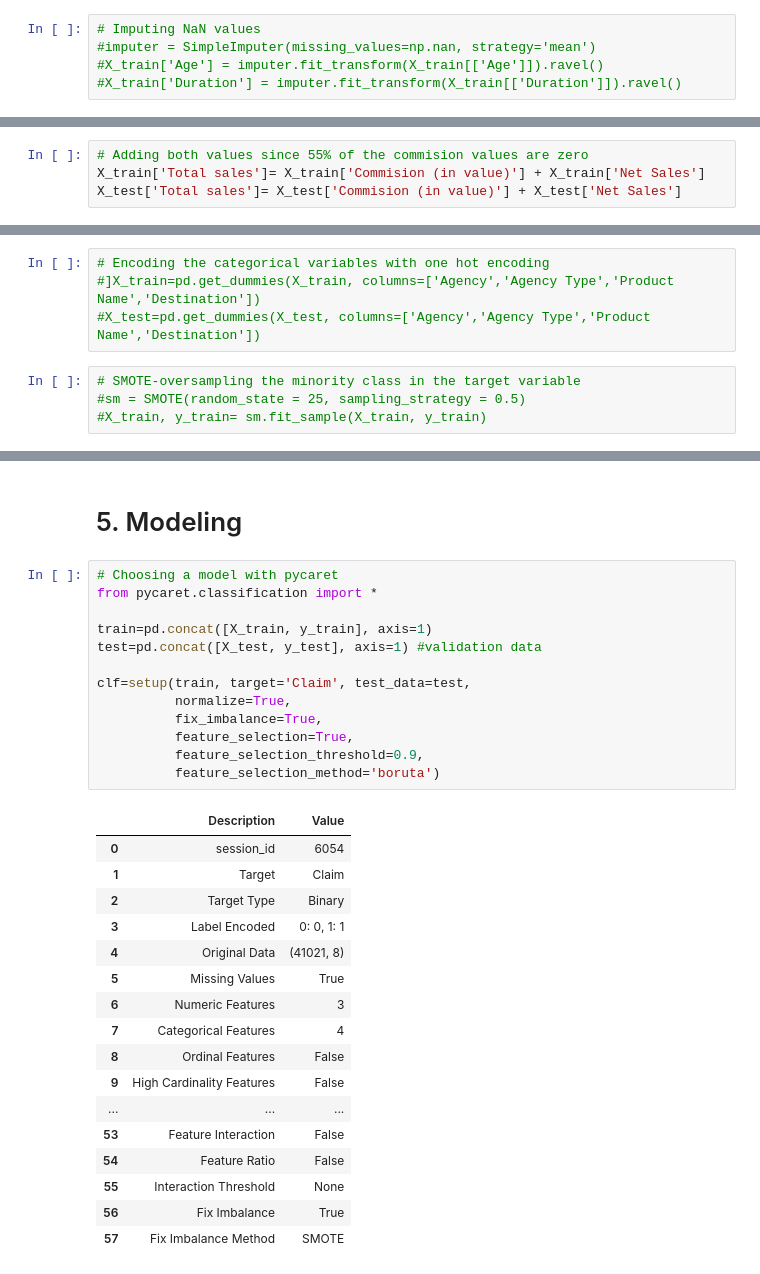
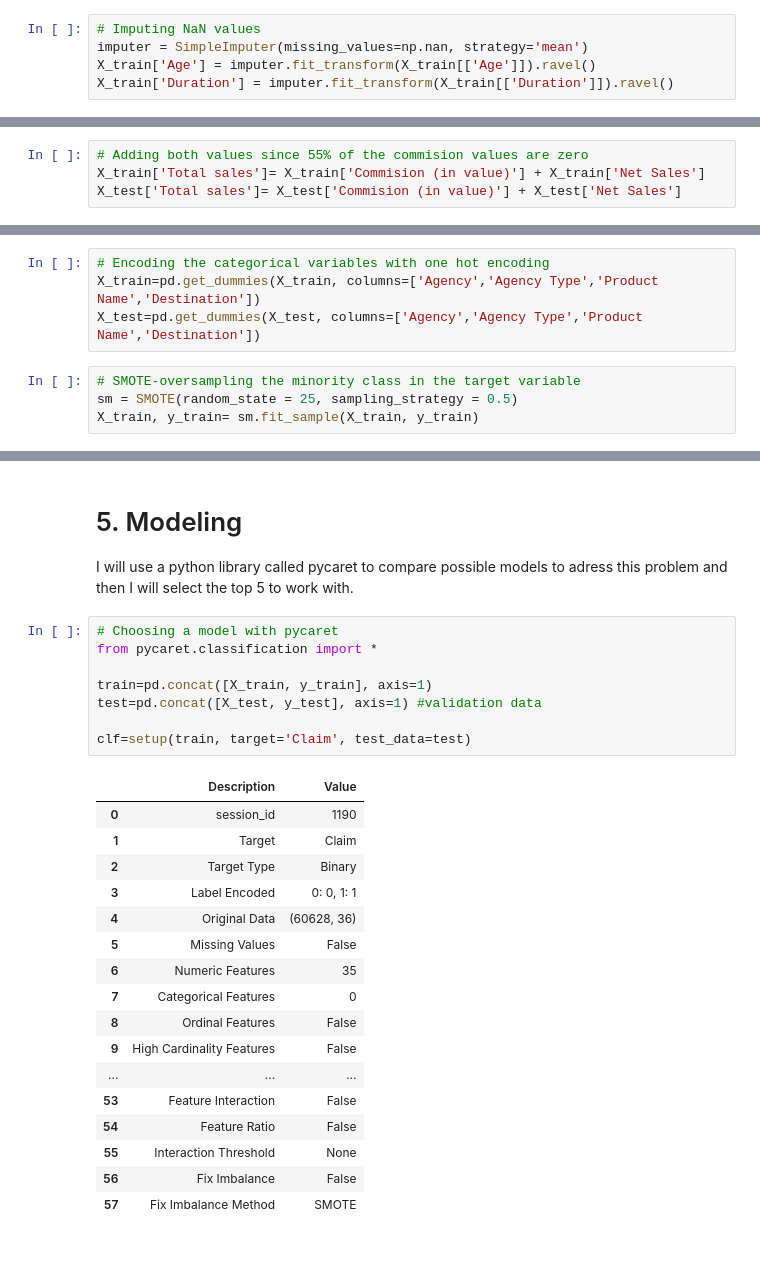
Before and after one commit to Camicb/practice, a Jupyter notebook: Travel_Insurance_Claim_Prediction.ipynb, the cells around one changed output, grey strips where cells are left out. Cells and saved outputs as stored; diff of their text form.

```diff
--- a/Travel_Insurance_Claim_Prediction.ipynb
+++ b/Travel_Insurance_Claim_Prediction.ipynb
@@ -220,9 +226,9 @@ True      1.56749
 Name: Age, dtype: float64
 # %%
 # Imputing NaN values
-#imputer = SimpleImputer(missing_values=np.nan, strategy='mean')
-#X_train['Age'] = imputer.fit_transform(X_train[['Age']]).ravel()
-#X_train['Duration'] = imputer.fit_transform(X_train[['Duration']]).ravel()
+imputer = SimpleImputer(missing_values=np.nan, strategy='mean')
+X_train['Age'] = imputer.fit_transform(X_train[['Age']]).ravel()
+X_train['Duration'] = imputer.fit_transform(X_train[['Duration']]).ravel()
 # %% [markdown]
 ##4.4 Destination
 # %%
@@ -260,12 +266,12 @@ X_train.head()
 | 21110 | JZI | Airlines | Other Plan | 39.0 | JAPAN | 31.0 | 78.30 |
 # %%
 # Encoding the categorical variables with one hot encoding
-#]X_train=pd.get_dummies(X_train, columns=['Agency','Agency Type','Product Name','Destination'])
-#X_test=pd.get_dummies(X_test, columns=['Agency','Agency Type','Product Name','Destination'])
+X_train=pd.get_dummies(X_train, columns=['Agency','Agency Type','Product Name','Destination'])
+X_test=pd.get_dummies(X_test, columns=['Agency','Agency Type','Product Name','Destination'])
 # %%
 # SMOTE-oversampling the minority class in the target variable
-#sm = SMOTE(random_state = 25, sampling_strategy = 0.5)
-#X_train, y_train= sm.fit_sample(X_train, y_train)
+sm = SMOTE(random_state = 25, sampling_strategy = 0.5)
+X_train, y_train= sm.fit_sample(X_train, y_train)
 # %%
 y_train.value_counts()
 # %% [output]
@@ -285,36 +291,33 @@ y_test.shape
 (7239,)
-# %% [markdown]
-# 5. Modeling
+# %% [markdown]
+# 5. Modeling
+
+I will use a python library called pycaret to compare possible models to adress this problem and then I will select the top 5 to work with.
 # %%
 # Choosing a model with pycaret
 from pycaret.classification import *
 
 train=pd.concat([X_train, y_train], axis=1)
 test=pd.concat([X_test, y_test], axis=1) #validation data
 
-clf=setup(train, target='Claim', test_data=test,
-          normalize=True,
-          fix_imbalance=True,
-          feature_selection=True,
-          feature_selection_threshold=0.9,
-          feature_selection_method='boruta')
+clf=setup(train, target='Claim', test_data=test)
 # %% [output]
 |  | Description | Value |
-| 0 | session_id | 6054 |
+| 0 | session_id | 1190 |
 | 1 | Target | Claim |
 | 2 | Target Type | Binary |
 | 3 | Label Encoded | 0: 0, 1: 1 |
-| 4 | Original Data | (41021, 8) |
-| 5 | Missing Values | True |
-| 6 | Numeric Features | 3 |
-| 7 | Categorical Features | 4 |
+| 4 | Original Data | (60628, 36) |
+| 5 | Missing Values | False |
+| 6 | Numeric Features | 35 |
+| 7 | Categorical Features | 0 |
 | 8 | Ordinal Features | False |
 | 9 | High Cardinality Features | False |
 | ... | ... | ... |
 | 53 | Feature Interaction | False |
 | 54 | Feature Ratio | False |
 | 55 | Interaction Threshold | None |
-| 56 | Fix Imbalance | True |
+| 56 | Fix Imbalance | False |
 | 57 | Fix Imbalance Method | SMOTE |
 # %%
 model=compare_models(sort='F1')
```
Also changed, not shown: parts of 7 cells of this notebook.
